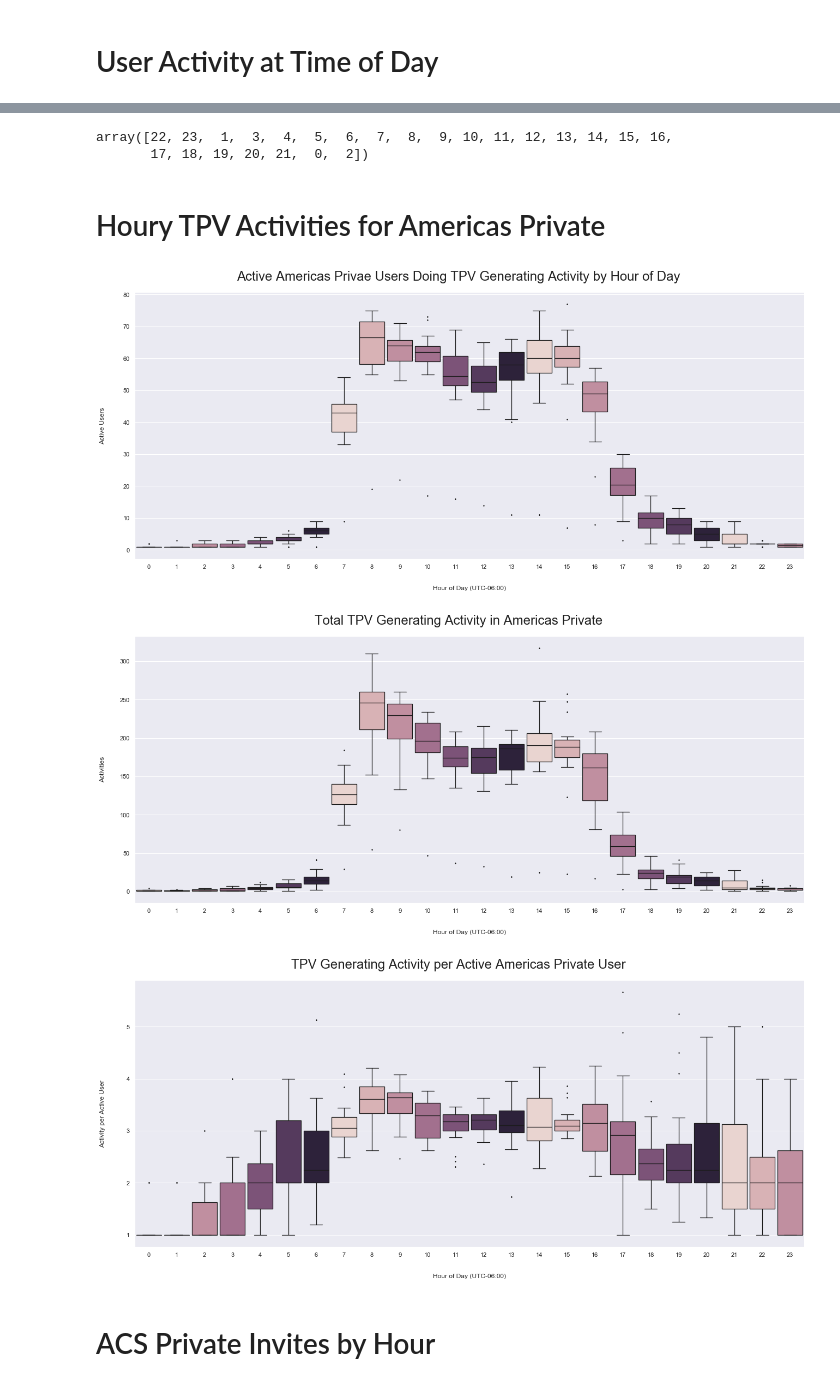
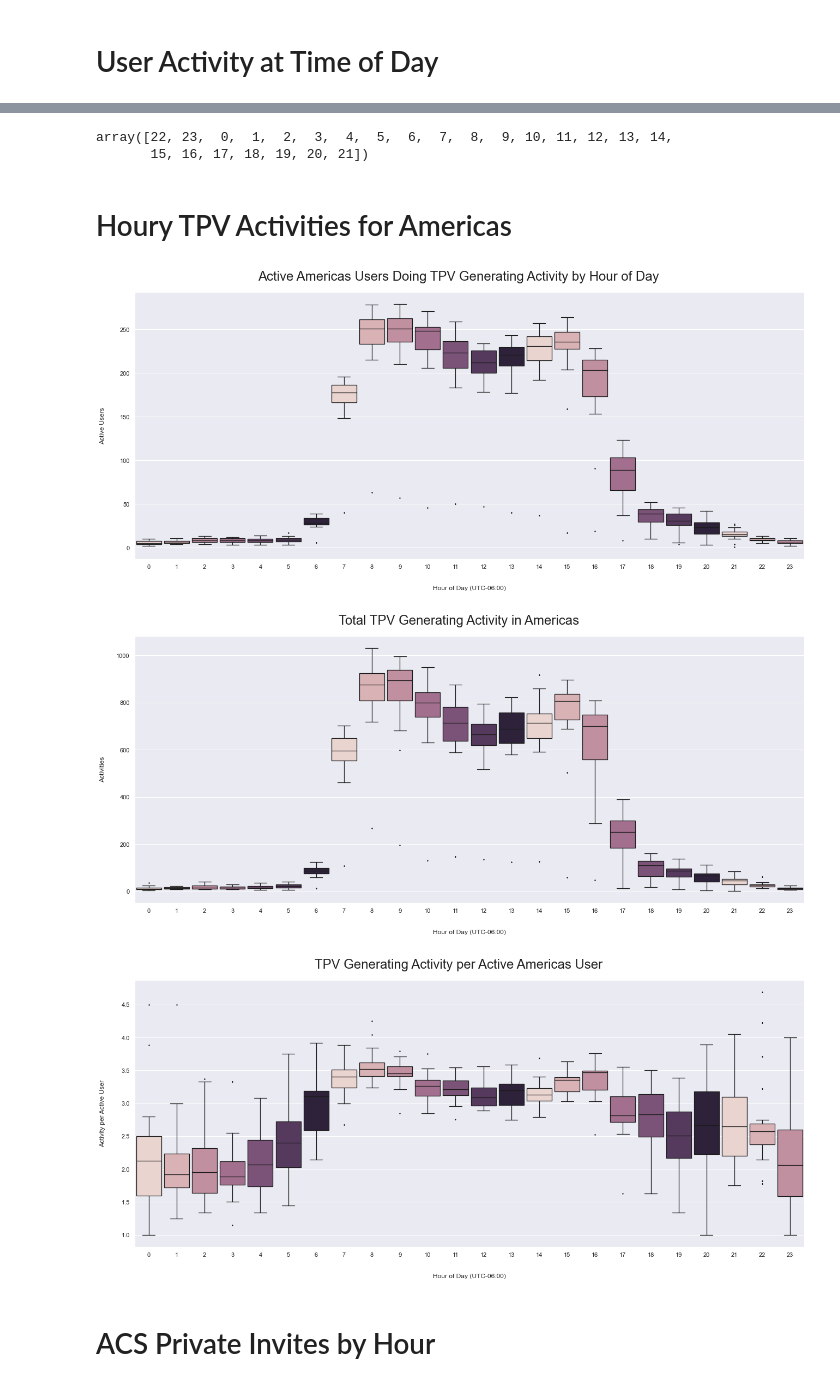
Before and after one commit to CocoZHG611/GC-Data-and-Analytics, a Jupyter notebook: User Activity Hourly.ipynb, the cells around one changed output, grey strips where cells are left out. Drawn from its saved outputs; the diff is of its cells as text; code cells hidden in the pictures.

```diff
--- a/User Activity Hourly.ipynb
+++ b/User Activity Hourly.ipynb
@@ -29,12 +29,13 @@ To use this notebook, you need to run [this](user_activity.sql) query and save t
 # %%
 # cache_filename = './var/activity-2019-10.csv'
 # cache_filename = './var/activty.csv'
-cache_filename = 'user_activity.csv'
+cache_filename = 'user_activity1.csv'
 # data_file = Path(cache_filename)
 ts = os.path.getmtime(cache_filename)
 print('Updated on:{}'.format(datetime.datetime.fromtimestamp(ts).strftime('%Y-%m-%d %H:%M')))
 # df = pd.read_csv(cache_filename, sep='\t')
 df = pd.read_csv(cache_filename, sep=',')
-df= df.loc[df.PROJECT_ACTIVITY_STATUS.isin(['Accepted', 'Invited', 'Highlights Added', 'Given to Client', 'Accept Started', 'Scheduled'])]
+df=df.loc[df['PROJECT_ACTIVITY_STATUS']!='Invite Queued']
+df=df.iloc[:,1:]
 df.head()
 # %% [output]
@@ -272,8 +273,8 @@ df_adjusted = offset_hours(df_working, -6)
 # df_adjusted = offset_hours(df_working, 7)
 df_adjusted['ACTIVITY_HOUR_NUMBER'].unique()
 # %% [output]
-array([22, 23,  1,  3,  4,  5,  6,  7,  8,  9, 10, 11, 12, 13, 14, 15, 16,
-       17, 18, 19, 20, 21,  0,  2])
+array([22, 23,  0,  1,  2,  3,  4,  5,  6,  7,  8,  9, 10, 11, 12, 13, 14,
+       15, 16, 17, 18, 19, 20, 21])
 # %%
 def render_hourly_box(df, field, title, offset=0, ylabel=''):
     # set up plot options
@@ -318,15 +319,15 @@ def render_hourly_box(df, field, title, offset=0, ylabel=''):
 
 #render_hourly_box(df_adjusted, "CREATED_BY", "Employees Generating TPV Activity (Invites, Phone Accepts, Highlights, GTC)", offset=-6, ylabel='Active Employees')
 # %% [markdown]
-# Houry TPV Activities for Americas Private
+# Houry TPV Activities for Americas
 # %%
-render_hourly_box(df_adjusted, "CREATED_BY", "Active Americas Privae Users Doing TPV Generating Activity by Hour of Day", offset=-6, ylabel='Active Users')
-render_hourly_box(df_adjusted, "ACTIVITY_COUNT", "Total TPV Generating Activity in Americas Private", offset=-6, ylabel='Activities')
-render_hourly_box(df_adjusted, "ACTIVITY_PER_USER", "TPV Generating Activity per Active Americas Private User", offset=-6, ylabel='Activity per Active User')
+render_hourly_box(df_adjusted, "CREATED_BY", "Active Americas Users Doing TPV Generating Activity by Hour of Day", offset=-6, ylabel='Active Users')
+render_hourly_box(df_adjusted, "ACTIVITY_COUNT", "Total TPV Generating Activity in Americas", offset=-6, ylabel='Activities')
+render_hourly_box(df_adjusted, "ACTIVITY_PER_USER", "TPV Generating Activity per Active Americas User", offset=-6, ylabel='Activity per Active User')
 # %% [output]
-[figure, old version]
+[figure, new version]
-[figure, old version]
+[figure, new version]
-[figure, old version]
+[figure, new version]
 # %% [markdown]
 # ACS Private Invites by Hour
 # %%
```
Also changed, not shown: parts of 23 cells of this notebook.
